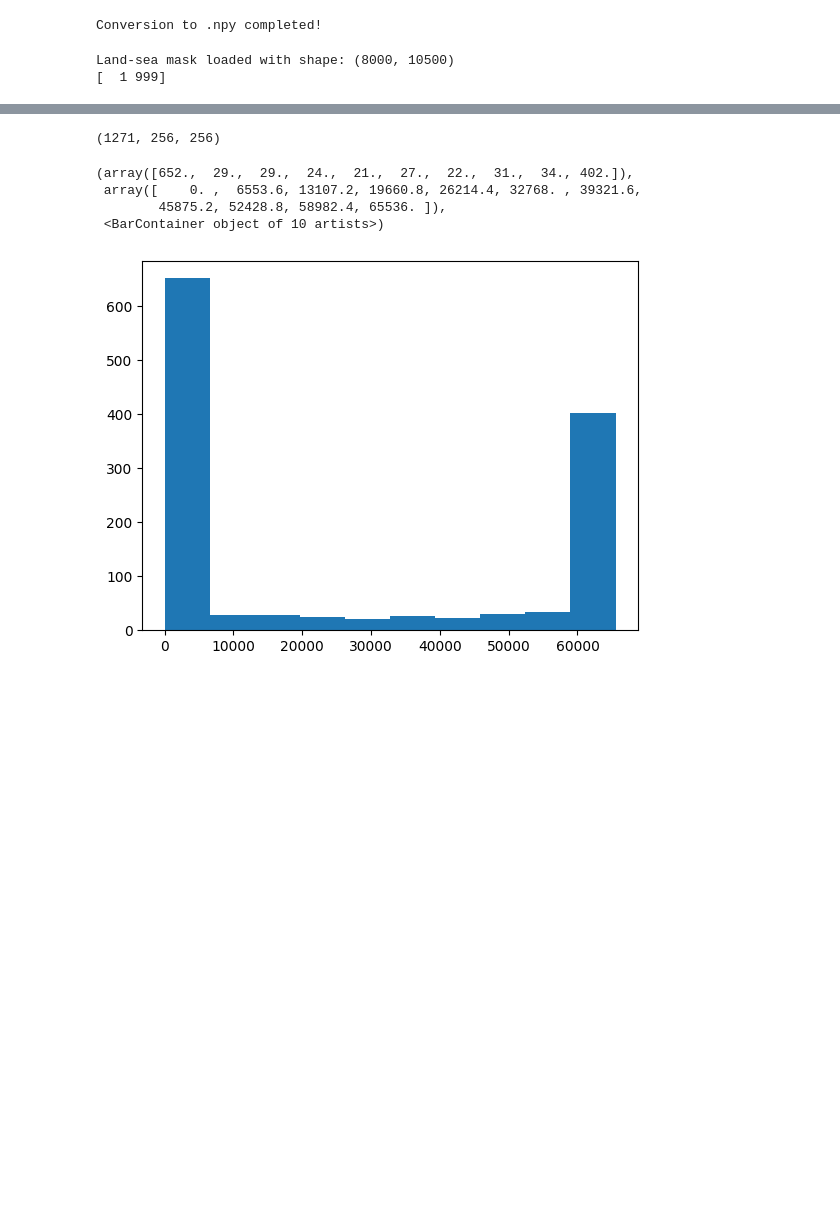
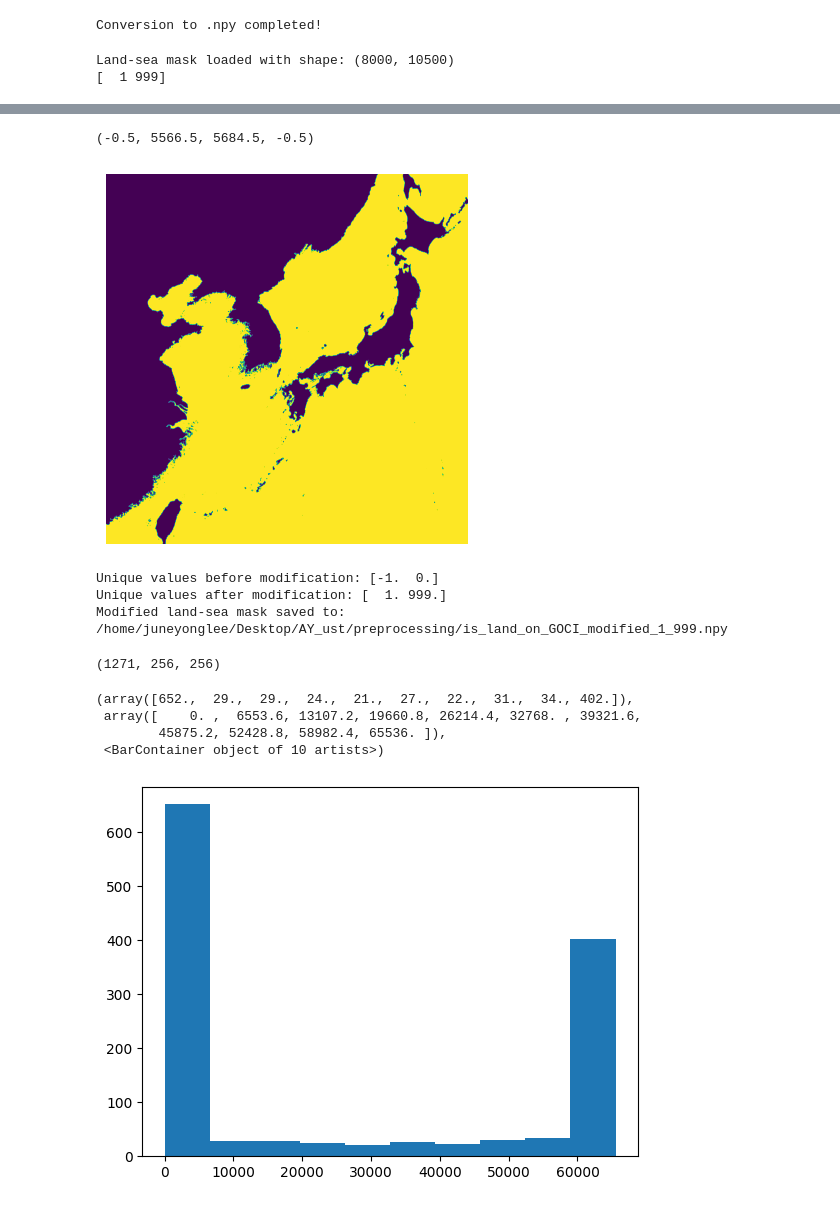
Before and after one commit to yousirong/marine_satellite_image_restoration, a Jupyter notebook: Notebook/1.1 make land-ocean mask.ipynb, the cells around one changed output, grey strips where cells are left out. Saved outputs shown, nothing was run; the diff lists cells and outputs as text; code cells hidden in the pictures; blank space fills up the shorter version.

```diff
--- a/Notebook/1.1 make land-ocean mask.ipynb
+++ b/Notebook/1.1 make land-ocean mask.ipynb
@@ -54,6 +66,38 @@ print(np.unique(mask))
+# %%
+plt.imshow(land_sea_mask)
+plt.axis(False)
+# %% [output]
+(-0.5, 5566.5, 5684.5, -0.5)
+[figure, added]
 # %%
-image_size = mask.shape
-patch_size = 256
+# goci.npy [-1,0]으로 되어있는 것을 [1,999]로 변환
+import numpy as np
+
+# Path to the original land-sea mask file
+land_sea_mask_path = "/home/juneyonglee/Desktop/AY_ust/preprocessing/is_land_on_GOCI.npy"
+
+# Load the array
+land_sea_mask = np.load(land_sea_mask_path)
+
+# Print unique values before modification (for verification)
+print("Unique values before modification:", np.unique(land_sea_mask))
+
+# Replace -1 with 1, and 0 with 999
+land_sea_mask_modified = np.where(land_sea_mask == -1, 1, land_sea_mask)  # Convert -1 to 1
+land_sea_mask_modified = np.where(land_sea_mask_modified == 0, 999, land_sea_mask_modified)  # Convert 0 to 999
+
+# Print unique values after modification (for verification)
+print("Unique values after modification:", np.unique(land_sea_mask_modified))
+
+# Save the modified array to a new file
+new_land_sea_mask_path = "/home/juneyonglee/Desktop/AY_ust/preprocessing/is_land_on_GOCI_modified_1_999.npy"
+np.save(new_land_sea_mask_path, land_sea_mask_modified)
+
+print(f"Modified land-sea mask saved to: {new_land_sea_mask_path}")
+# %% [output]
+Unique values before modification: [-1.  0.]
+Unique values after modification: [  1. 999.]
+Modified land-sea mask saved to: /home/juneyonglee/Desktop/AY_ust/preprocessing/is_land_on_GOCI_modified_1_999.npy
 # %%
 image_height, image_width = mask.shape[0], mask.shape[1]
 
```
Also changed, not shown: parts of 3 cells of this notebook, 19 other files.
